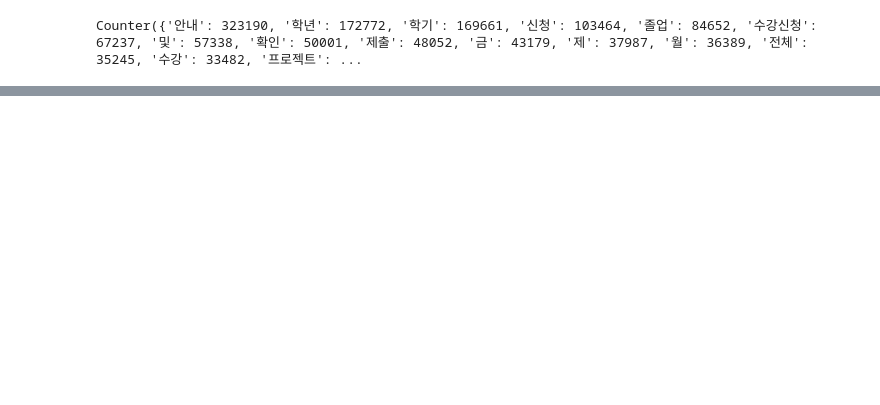
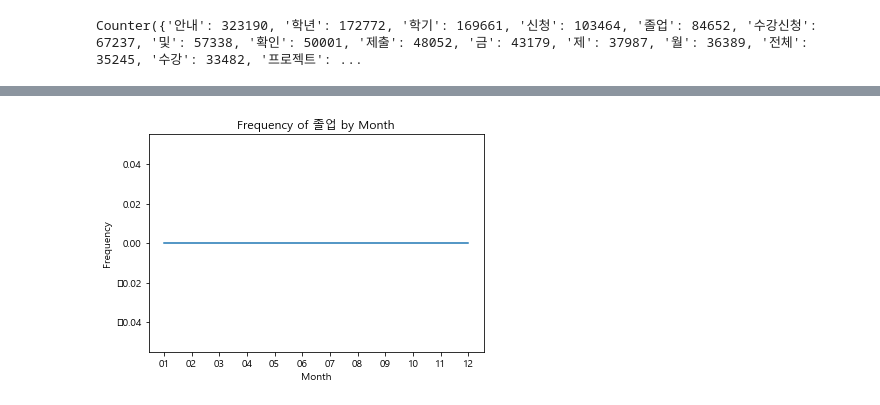
Before and after one commit to Condenced-Milk/Notice_Analyzer, a Jupyter notebook: Data Analyzer.ipynb, the cells around one changed output, grey strips where cells are left out. Drawn from its saved outputs; the diff is of its cells as text; code cells hidden in the pictures; blank space fills up the shorter version.

```diff
--- a/Data Analyzer.ipynb
+++ b/Data Analyzer.ipynb
@@ -154,0 +195,10 @@ association_rules(frequent_itemsets, metric="confidence", min_threshold=0.97)
+# %%
+plt.plot(month, frequencyOfMonth)
+plt.xlabel('Month')
+plt.ylabel('Frequency')
+plt.title('Frequency of ' +keyword+' by Month')
+plt.show()
+
+##월별로 해당
+# %% [output]
+[figure, added]
```
Also changed, not shown: parts of 7 cells of this notebook.
